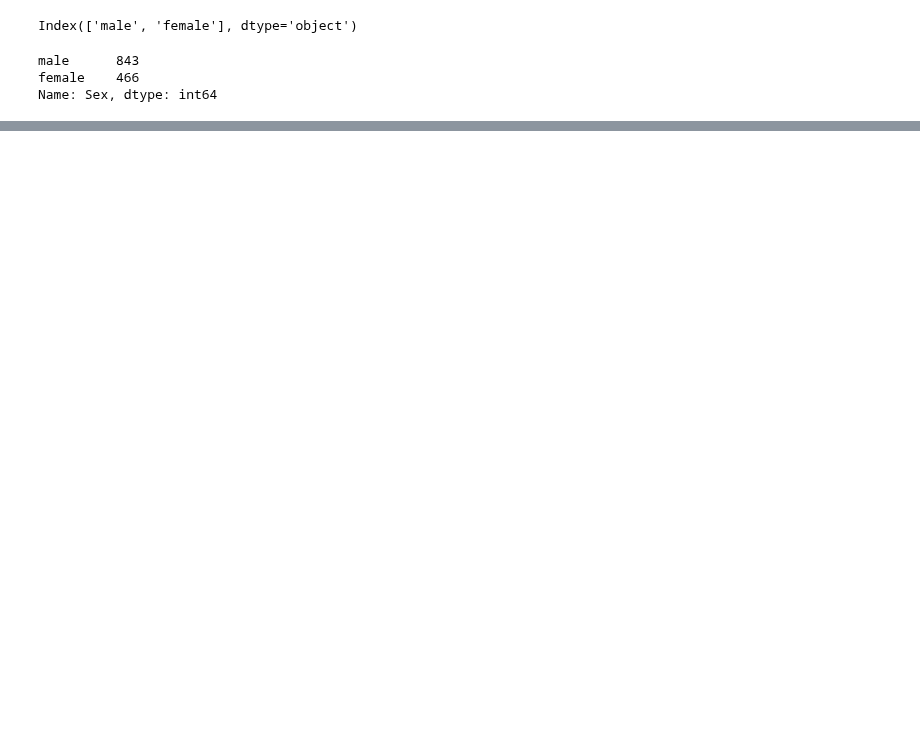
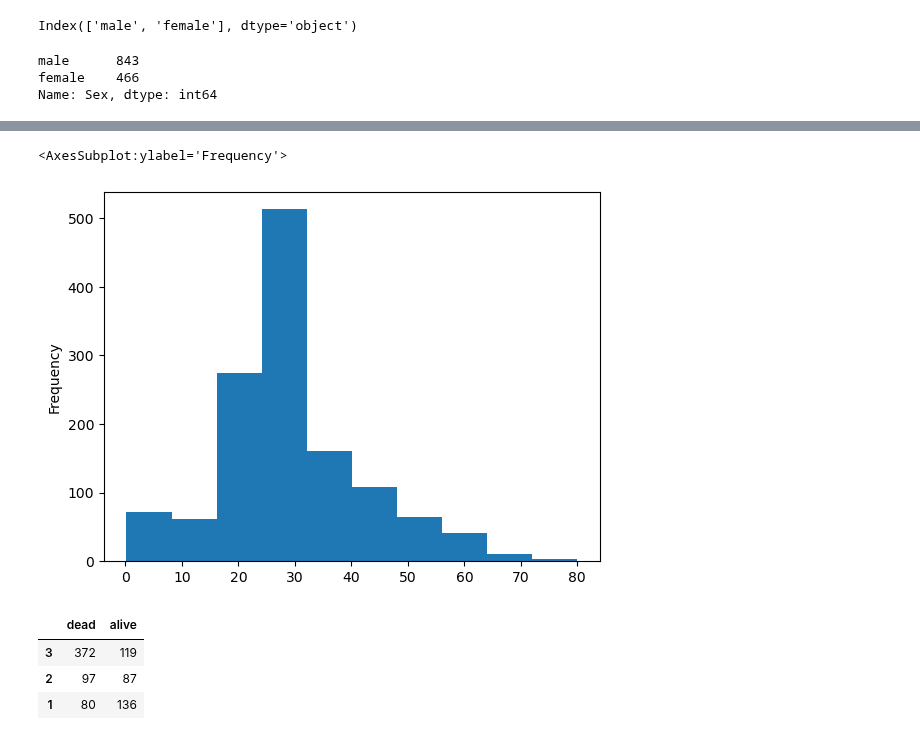
Before and after one commit to kazeemolaitanmusbau/Postgresql-Works, a Jupyter notebook: Untitled2.ipynb, the cells around one changed output, grey strips where cells are left out. Drawn from its saved outputs; the diff is of its cells as text; code cells hidden in the pictures; blank space fills up the shorter version.

```diff
--- a/Untitled2.ipynb
+++ b/Untitled2.ipynb
@@ -183,0 +194,5 @@ Name: Sex, dtype: int64
+# %%
+df["Age"].plot(kind="hist")
+# %% [output]
+<AxesSubplot:ylabel='Frequency'>
+[figure, added]
@@ -183,0 +202,7 @@ Name: Sex, dtype: int64
+# %%
+pd.concat([dead,alive], axis=1, keys=["dead", "alive"])
+# %% [output]
+|  | dead | alive |
+| 3 | 372 | 119 |
+| 2 | 97 | 87 |
+| 1 | 80 | 136 |
```
Also changed, not shown: parts of 4 cells of this notebook.
